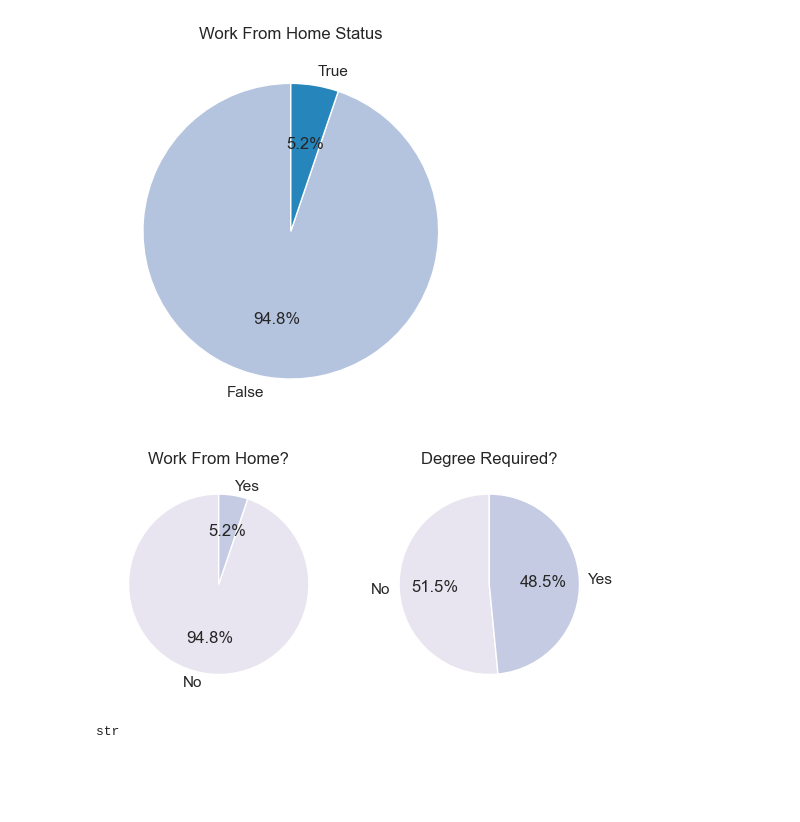
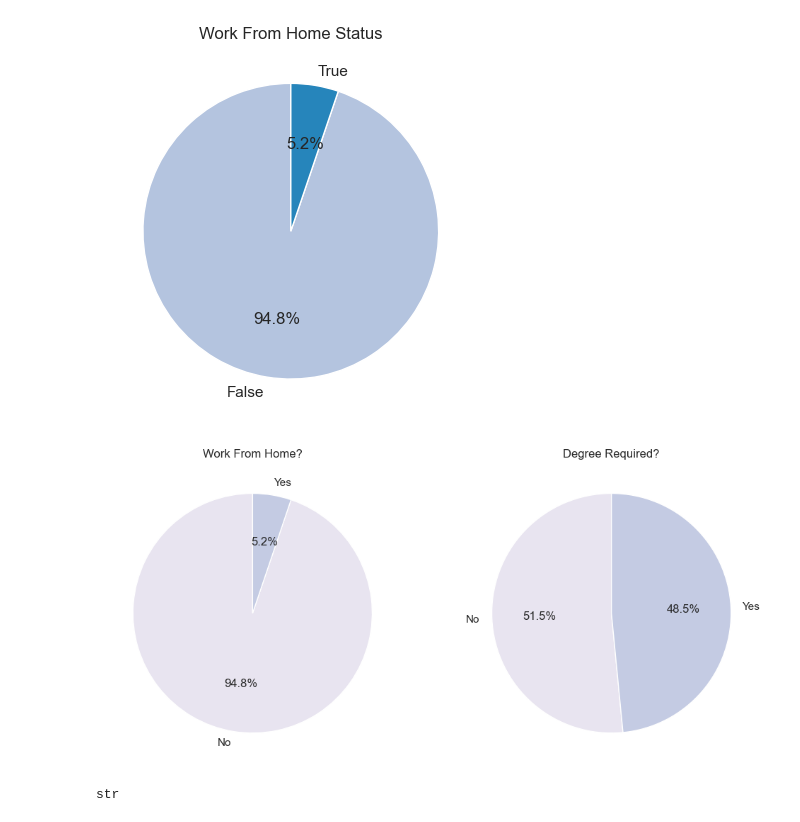
Before and after one commit to gayanadasooriya/Data-Job-Skills-Analysis-, a Jupyter notebook: python_project/python_project.ipynb, the cells around one changed output. Cells and saved outputs as stored; diff of their text form; code cells hidden in the pictures; blank space fills up the shorter version.

```diff
--- a/python_project/python_project.ipynb
+++ b/python_project/python_project.ipynb
@@ -166,20 +178,20 @@ plt.show()
 # %% [output]
 [figure]
 # %%
-fig, ax = plt.subplots(1,2)
+fig, ax = plt.subplots(1, 2, figsize=(12, 8))  # Set the figure size to double
 
 column_dict = {
     'job_work_from_home': 'Work From Home?',
-    'job_no_degree_mention':'Degree Required?'
+    'job_no_degree_mention': 'Degree Required?'
 }
 
-for i,(column, title) in enumerate(column_dict.items()):
-    #print (i, column, title)
-    ax[i].pie(df_anz[column].value_counts(), startangle = 90, autopct ='%1.1f%%', labels=['No', 'Yes'], colors = sns.color_palette("PuBu"))
+for i, (column, title) in enumerate(column_dict.items()):
+    ax[i].pie(df_anz[column].value_counts(), startangle=90, autopct='%1.1f%%', labels=['No', 'Yes'], colors=sns.color_palette("PuBu"))
     ax[i].set_title(title)
+
 plt.show()
 # %% [output]
-[figure, old version]
+[figure, new version]
 # %%
 df_anz_cleaned = df_anz.copy()
 df_anz_cleaned['job_skills_cleaned'] = df_anz['job_skills'].apply(lambda x: x if isinstance(x, list) else [])
```
Also changed, not shown: parts of 4 cells of this notebook, 2 other files.
